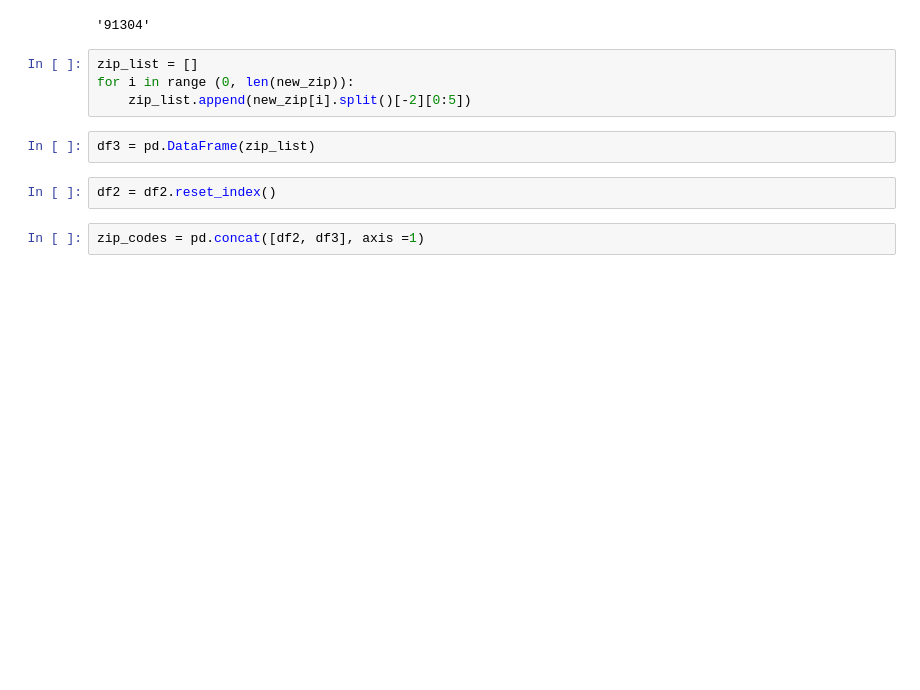
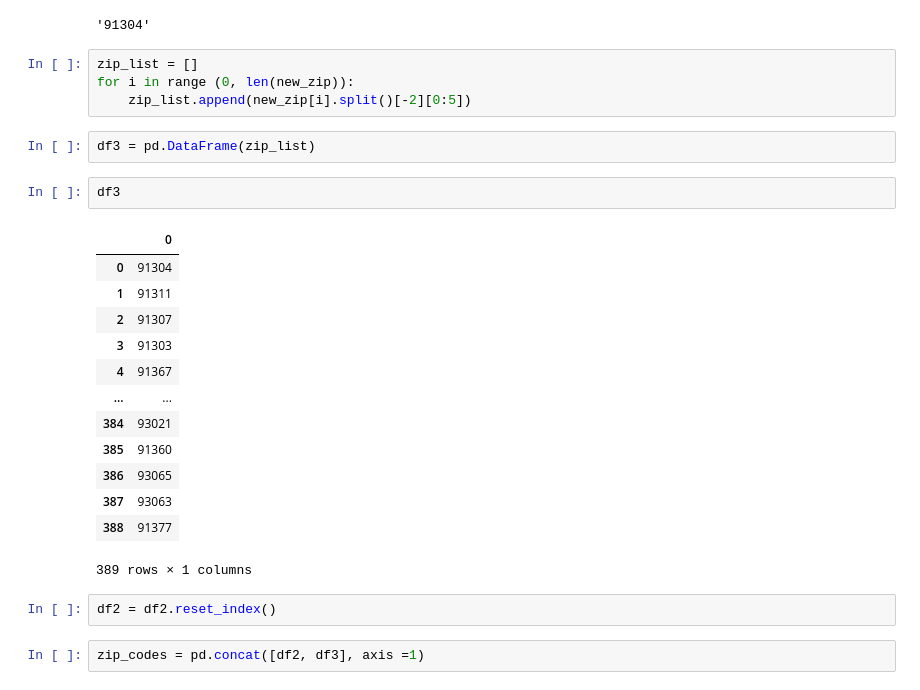
Before and after one commit to clustering-zillow/clustering-zillow, a Jupyter notebook: zillow_cluster_ravinder.ipynb, the cells around one changed output. Drawn from its saved outputs; the diff is of its cells as text; blank space fills up the shorter version.

```diff
--- a/zillow_cluster_ravinder.ipynb
+++ b/zillow_cluster_ravinder.ipynb
@@ -74,6 +86,22 @@ for i in range (0, len(new_zip)):
     zip_list.append(new_zip[i].split()[-2][0:5])
 # %%
 df3 = pd.DataFrame(zip_list)
+# %%
+df3
+# %% [output]
+|  | 0 |
+| 0 | 91304 |
+| 1 | 91311 |
+| 2 | 91307 |
+| 3 | 91303 |
+| 4 | 91367 |
+| ... | ... |
+| 384 | 93021 |
+| 385 | 91360 |
+| 386 | 93065 |
+| 387 | 93063 |
+| 388 | 91377 |
+389 rows × 1 columns
 # %%
 df2 = df2.reset_index()
 # %%
```
Also changed, not shown: parts of 13 cells of this notebook.
